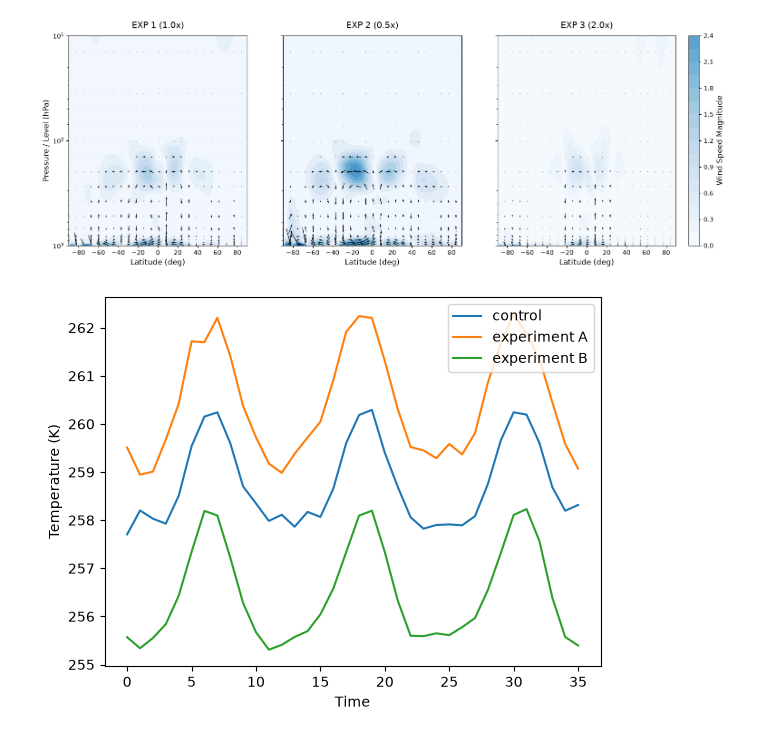
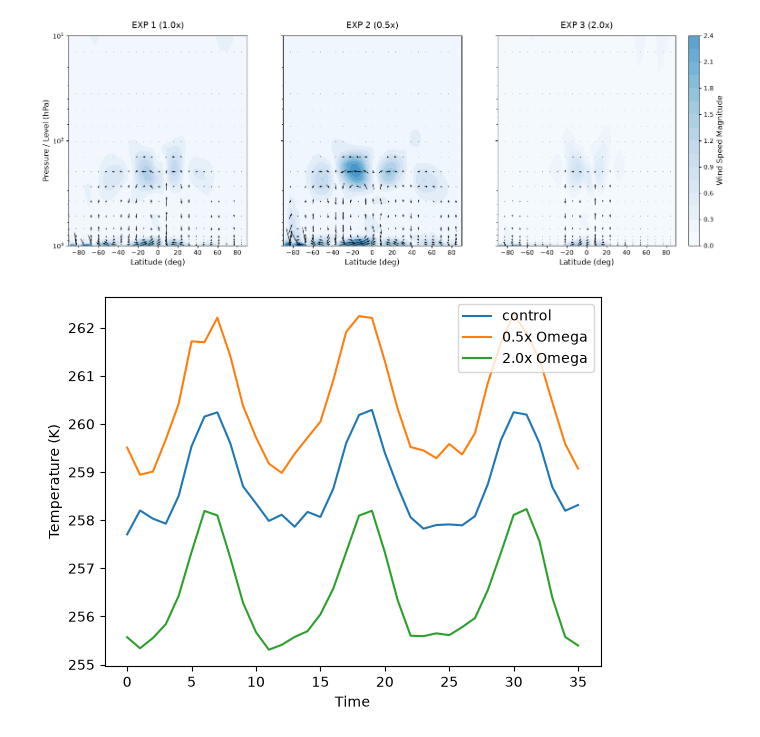
Before and after one commit to doyeon-uni/12.321, a Jupyter notebook: Assignment1_analysis.ipynb, the cells around one changed output. Saved outputs shown, nothing was run; the diff lists cells and outputs as text; code cells hidden in the pictures.

```diff
--- a/Assignment1_analysis.ipynb
+++ b/Assignment1_analysis.ipynb
@@ -395,21 +397,21 @@ plt.show()
 # %%
 # plotting of global mean temperature time series for each case to see how much I should spin up the model to avoid initial transient effects
 
 def gmean_ts(da):
     w = np.cos(np.deg2rad(da['lat']))
     return da.weighted(w).mean(['lat', 'lon'])
 
 
 plt.plot(gmean_ts(h1['T'].sel(lev=500, method='nearest')).values, label='control')
-plt.plot(gmean_ts(h2['T'].sel(lev=500, method='nearest')).values, label='experiment A')
-plt.plot(gmean_ts(h3['T'].sel(lev=500, method='nearest')).values, label='experiment B')
+plt.plot(gmean_ts(h2['T'].sel(lev=500, method='nearest')).values, label='0.5x Omega')
+plt.plot(gmean_ts(h3['T'].sel(lev=500, method='nearest')).values, label='2.0x Omega')
 
 plt.legend()
 plt.xlabel('Time')
 plt.ylabel('Temperature (K)')
 plt.show()
 # %% [output]
-[figure, old version]
+[figure, new version]
 # %%
 # calculating the difference in global mean temperature between the first and second year, and between the second and third year for each case
 # to see if the spinup period of 12 months is sufficient to avoid initial transient effects
```
Also changed, not shown: parts of 7 cells of this notebook.
